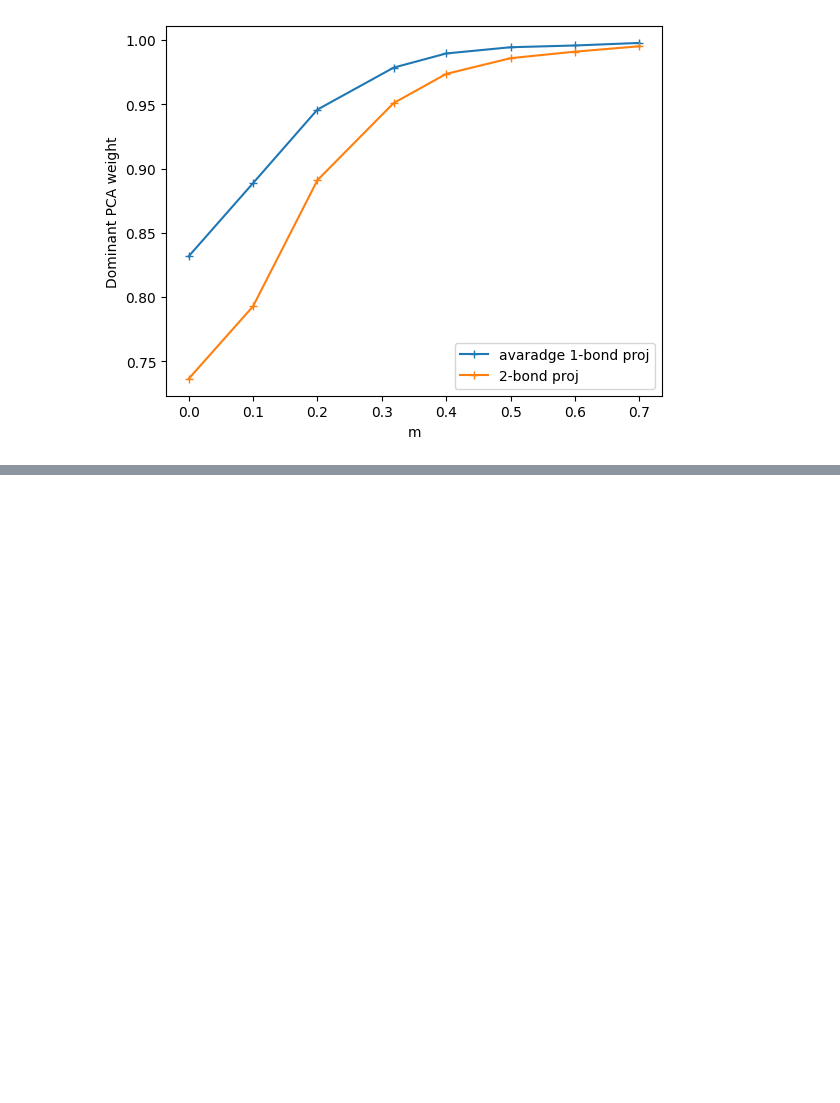
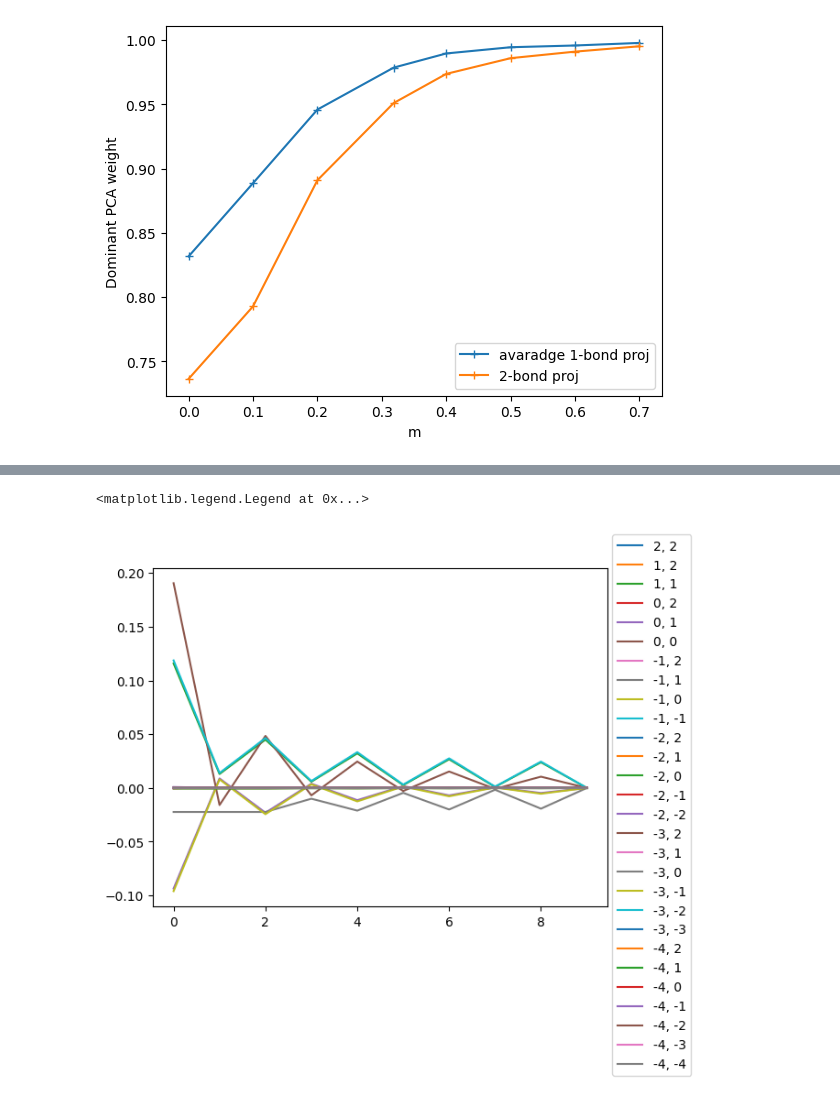
Before and after one commit to marekrams/pdf, a Jupyter notebook: test_evolution_rerun_Ln.ipynb, the cells around one changed output, grey strips where cells are left out. Cells and saved outputs as stored; diff of their text form; code cells hidden in the pictures; blank space fills up the shorter version.

```diff
--- a/test_evolution_rerun_Ln.ipynb
+++ b/test_evolution_rerun_Ln.ipynb
@@ -195,0 +260,15 @@ plt.show()
+# %%
+d = data[0.50, 512, 1/8, 128]
+ind = np.flatnonzero(d['time'] > -1)
+ind = ind[-1]
+for i, ii in enumerate(E1s[::-1]):
+    for j, jj in enumerate(E1s[::-1]):
+        if i >= j:
+            cor = (d['pr11'][ind, 0, :, i, j] + d['pr11'][ind, 1, :, i, j])/2
+            ccor = cor - cor[-1]
+            plt.plot(np.arange(10),  ccor, label=f"{ii:1d}, {jj:1d}")
+plt.legend(loc=(1.01,-0.5))
+        # plt.plot(d['time'][ind], d['pr11'][ind, 0, :, i, j])
+# %% [output]
+<matplotlib.legend.Legend at 0x...>
+[figure, added]
```
Also changed, not shown: parts of 11 cells of this notebook, 17 other files.
